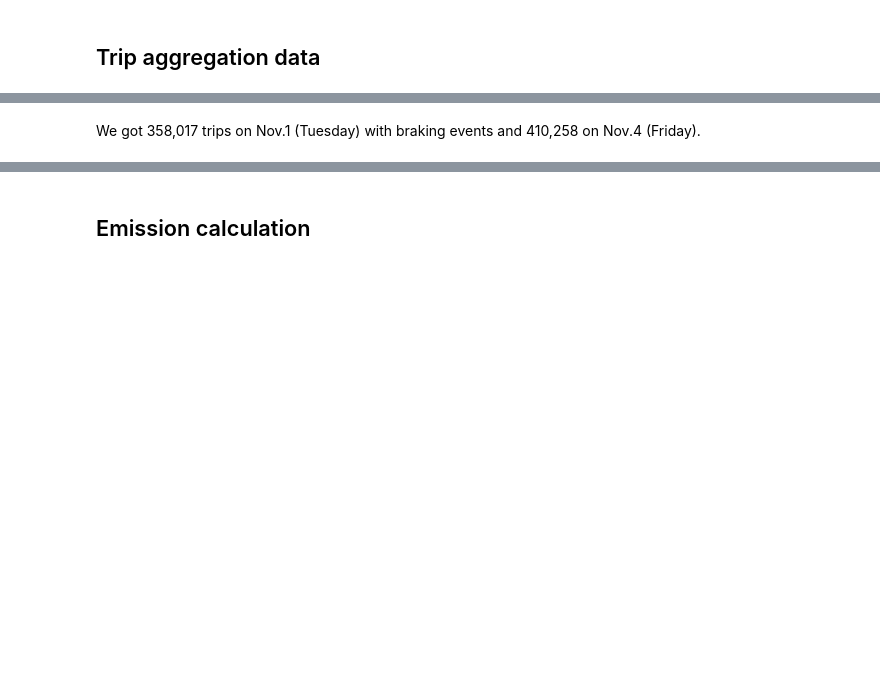
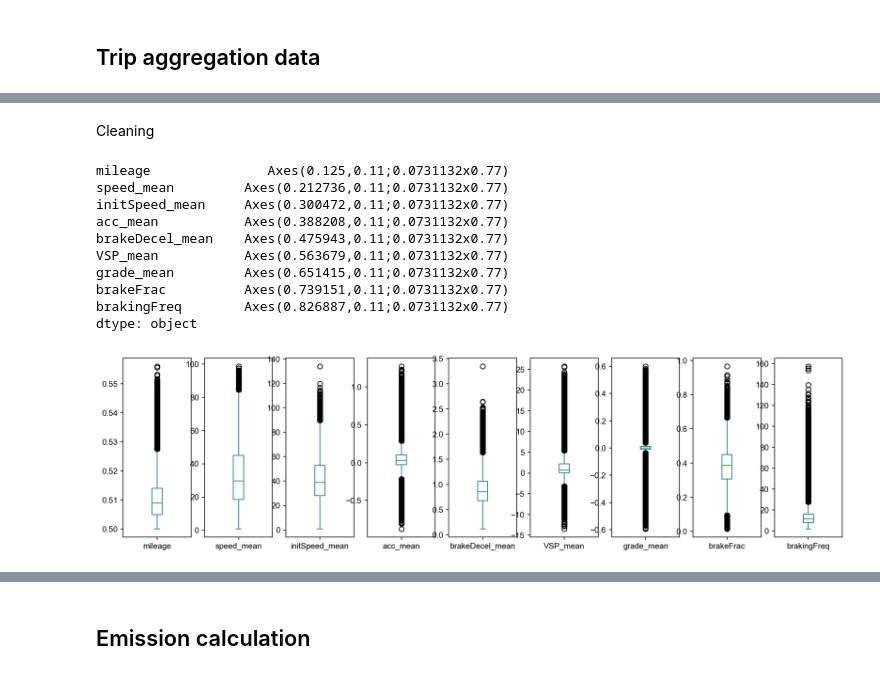
Before and after one commit to QiuziChen/brake-wear-emission-modeling, a Jupyter notebook: Doc_8_Trip_Based_Emission_Analysis.ipynb, the cells around one changed output, grey strips where cells are left out. Cells and saved outputs as stored; diff of their text form; code cells hidden in the pictures; blank space fills up the shorter version.

```diff
--- a/Doc_8_Trip_Based_Emission_Analysis.ipynb
+++ b/Doc_8_Trip_Based_Emission_Analysis.ipynb
@@ -33,13 +35,10 @@ plt.rcParams['figure.dpi'] = 150
 ## Trip aggregation data
 # %%
 import pickle
-# with open("Z://Data/NEE_Chengdu/agg/agg_trip_20161101.pkl", 'rb') as f:
-with open("E://agg_trip_20161120.pkl", 'rb') as f:
+with open("Z://Data/NEE_Chengdu/agg/agg_trip_20161120.pkl", 'rb') as f:
     agg_trip = pickle.load(f)
 
-agg_trip = agg_trip[~(agg_trip['brakeCount'] == 0)].copy()
-agg_trip = agg_trip[(agg_trip['trajCount'] >= 30)].copy()
-# agg_trip = agg_trip[(agg_trip['mileage'] <= 2) & (agg_trip['mileage'] >= 0.05)].copy()  # 100m - 1km
-
-agg_trip['brakeDecelMean'] = agg_trip['brakeDecelMean'].apply(np.abs)
-agg_trip['brakeFrac'] = agg_trip['brakeCount'] / agg_trip['trajCount']
+agg_trip = agg_trip[agg_trip['mileage'] <= 0.6].copy()
+agg_trip = agg_trip[agg_trip['brakeCount'] > 0].copy()
+agg_trip = agg_trip[agg_trip['brakeEventNum'] > 0].copy()
+agg_trip.shape
@@ -55,2 +56,16 @@ agg_trip.head()
-# %% [markdown]
-We got 358,017 trips on Nov.1 (Tuesday) with braking events and 410,258 on Nov.4 (Friday).
+# %% [markdown]
+Cleaning
+# %%
+agg_trip[['mileage', 'speed_mean', 'initSpeed_mean', 'acc_mean', 'brakeDecel_mean', 'VSP_mean', 'grade_mean', 'brakeFrac', 'brakingFreq']].plot(kind='box', subplots=True, sharex=False, figsize=(16,4))
+# %% [output]
+mileage               Axes(0.125,0.11;0.0731132x0.77)
+speed_mean         Axes(0.212736,0.11;0.0731132x0.77)
+initSpeed_mean     Axes(0.300472,0.11;0.0731132x0.77)
+acc_mean           Axes(0.388208,0.11;0.0731132x0.77)
+brakeDecel_mean    Axes(0.475943,0.11;0.0731132x0.77)
+VSP_mean           Axes(0.563679,0.11;0.0731132x0.77)
+grade_mean         Axes(0.651415,0.11;0.0731132x0.77)
+brakeFrac          Axes(0.739151,0.11;0.0731132x0.77)
+brakingFreq        Axes(0.826887,0.11;0.0731132x0.77)
+dtype: object
+[figure, added]
```
Also changed, not shown: parts of 56 cells of this notebook.
